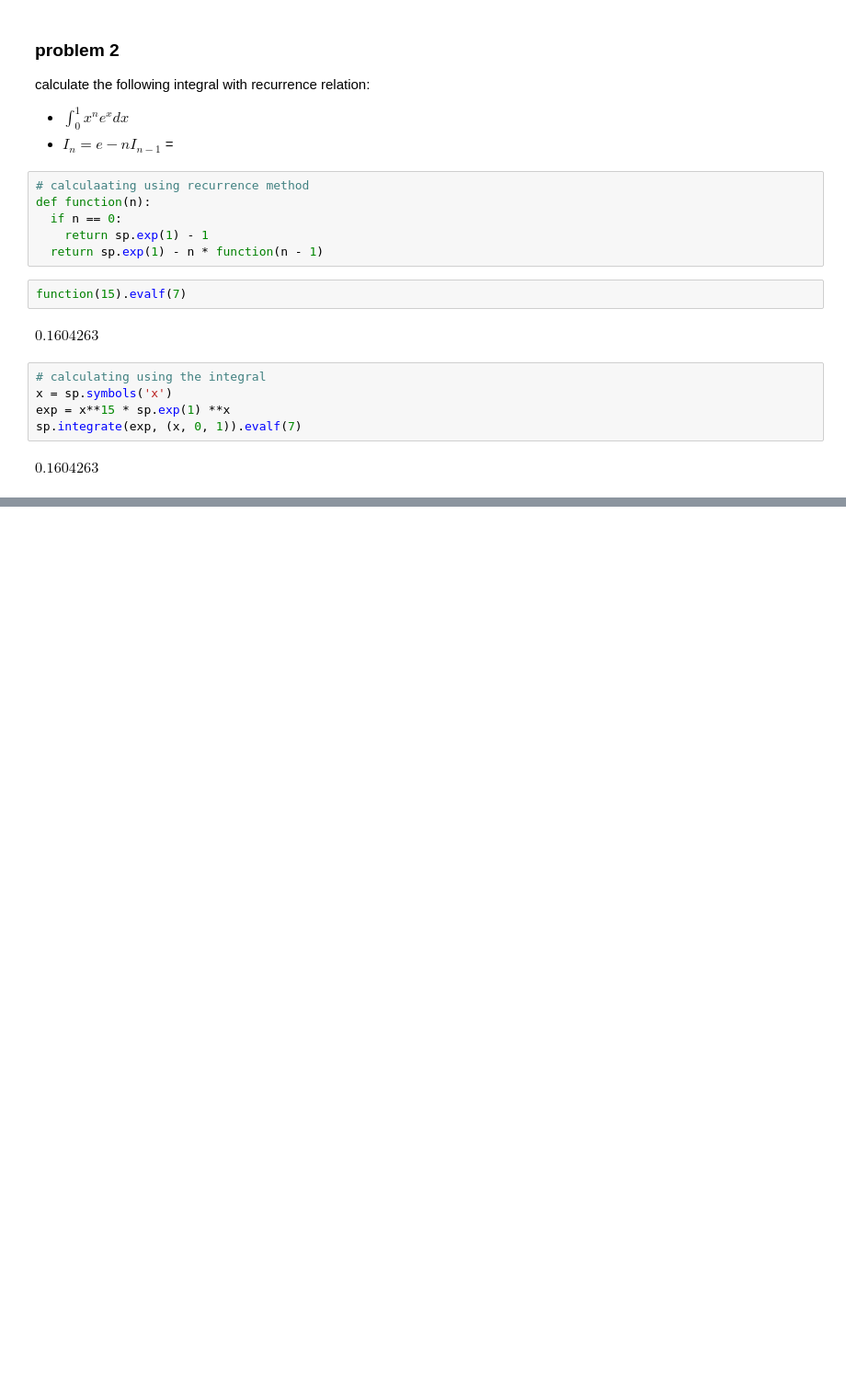
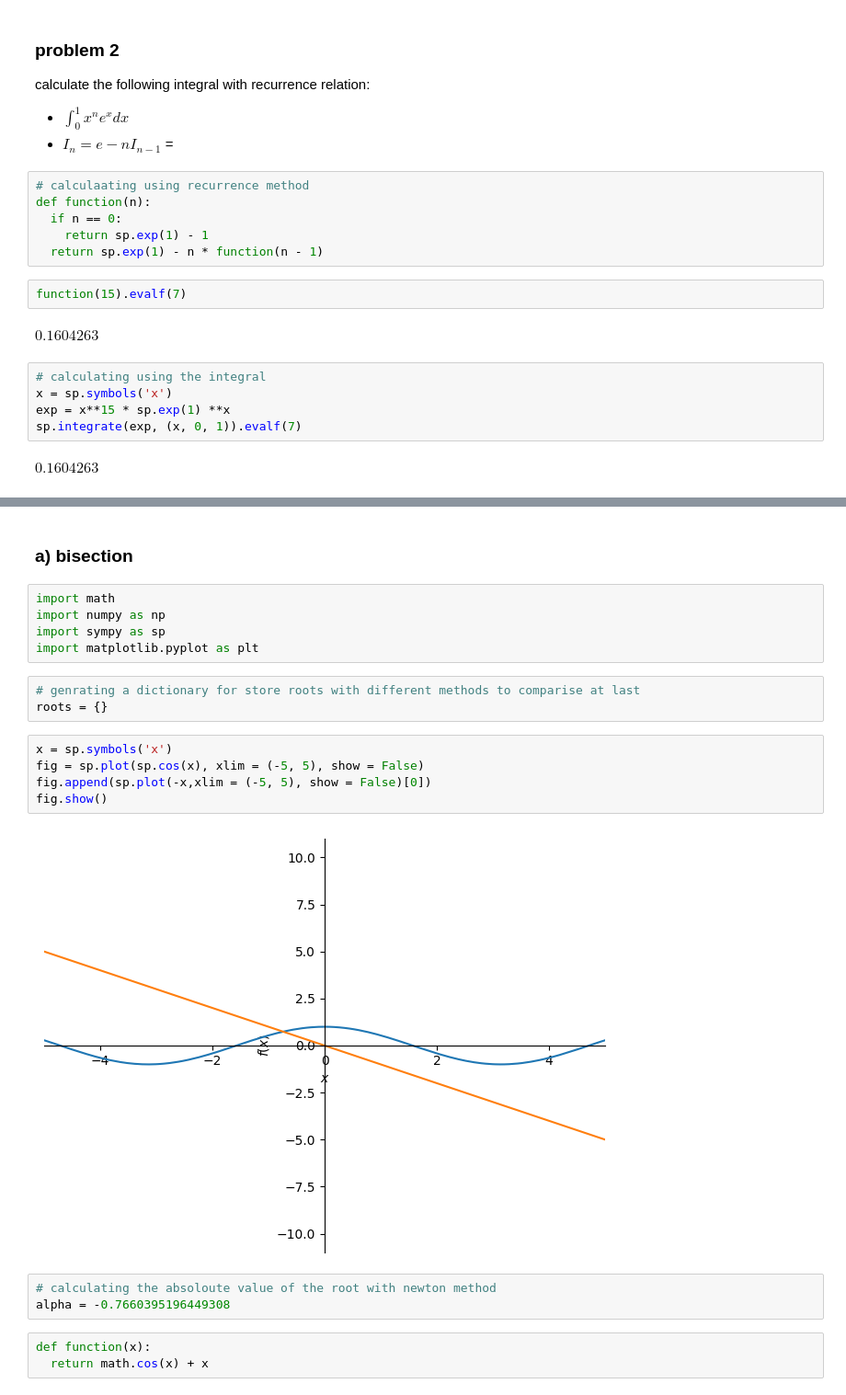
Before and after one commit to sinaapolo969/numericalAnalysis, a Jupyter notebook: numericalAnalysis.ipynb, the cells around one changed output, grey strips where cells are left out. Shown: that part at 92% size. Cells and saved outputs as stored; diff of their text form; blank space fills up the shorter version.

Commit message:
implementing the bisection method

```diff
--- a/numericalAnalysis.ipynb
+++ b/numericalAnalysis.ipynb
@@ -629,0 +644,23 @@ $\displaystyle 0.1604263$
+# %% [markdown]
+### a) bisection
+# %%
+import math
+import numpy as np
+import sympy as sp
+import matplotlib.pyplot as plt
+# %%
+# genrating a dictionary for store roots with different methods to comparise at last
+roots = {}
+# %%
+x = sp.symbols('x')
+fig = sp.plot(sp.cos(x), xlim = (-5, 5), show = False)
+fig.append(sp.plot(-x,xlim = (-5, 5), show = False)[0])
+fig.show()
+# %% [output]
+[figure, added]
+# %%
+# calculating the absoloute value of the root with newton method
+alpha = -0.7660395196449308
+# %%
+def function(x):
+  return math.cos(x) + x
```
Also changed, not shown: parts of 7 cells of this notebook.
